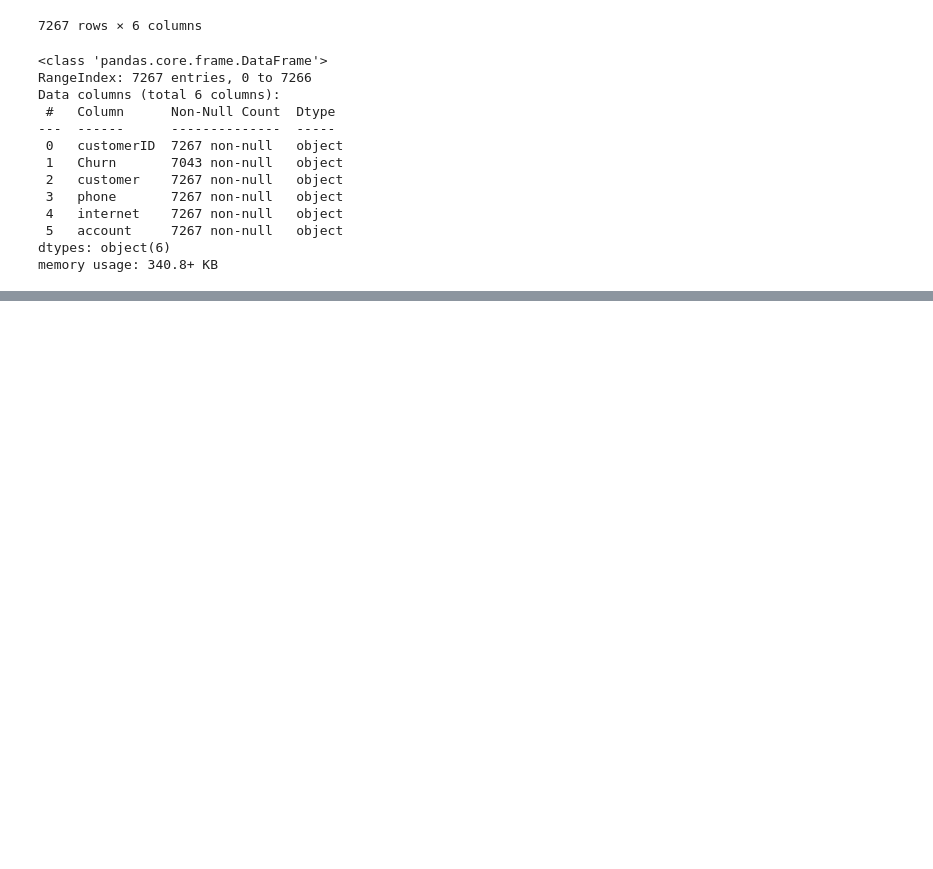
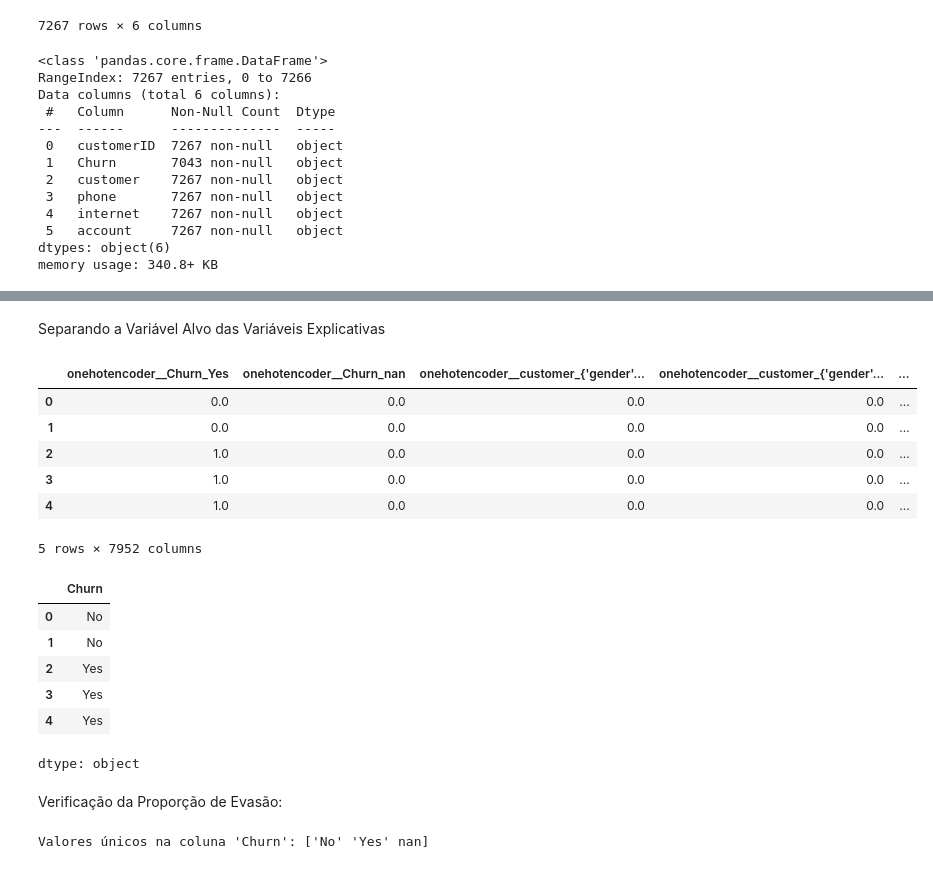
Before and after one commit to SergioCarmo-ro/TelecomX_BR_Parte_II, a Jupyter notebook: TelecomX_BR_Parte_II.ipynb, the cells around one changed output, grey strips where cells are left out. Saved outputs shown, nothing was run; the diff lists cells and outputs as text; code cells hidden in the pictures; blank space fills up the shorter version.

```diff
--- a/TelecomX_BR_Parte_II.ipynb
+++ b/TelecomX_BR_Parte_II.ipynb
@@ -136,0 +106,37 @@ x_train, x_test, y_train, y_test = train_test_split(x_encoded, y_encoded, test_s
+# %% [markdown]
+Separando a Variável Alvo das Variáveis Explicativas
+# %%
+# Separando recursos e alvo
+
+x = dados_transformados.copy()
+
+y = dados['Churn']
+
+# Verificação
+if 'Churn' in x.columns:
+    x = x.drop('Churn', axis=1)
+
+display(x.head())
+display(y.head())
+# %% [output]
+|  | onehotencoder__Churn_Yes | onehotencoder__Churn_nan | onehotencoder__customer_{'gender'... | onehotencoder__customer_{'gender'... | ... |
+| 0 | 0.0 | 0.0 | 0.0 | 0.0 | ... |
+| 1 | 0.0 | 0.0 | 0.0 | 0.0 | ... |
+| 2 | 1.0 | 0.0 | 0.0 | 0.0 | ... |
+| 3 | 1.0 | 0.0 | 0.0 | 0.0 | ... |
+| 4 | 1.0 | 0.0 | 0.0 | 0.0 | ... |
+5 rows × 7952 columns
+|  | Churn |
+| 0 | No |
+| 1 | No |
+| 2 | Yes |
+| 3 | Yes |
+| 4 | Yes |
+dtype: object
+# %% [markdown]
+Verificação da Proporção de Evasão:
+# %%
+# Verificar os valores únicos na coluna 'Churn'
+print("Valores únicos na coluna 'Churn':", dados['Churn'].unique())
+# %% [output]
+Valores únicos na coluna 'Churn': ['No' 'Yes' nan]
```
Also changed, not shown: parts of 66 cells of this notebook.
